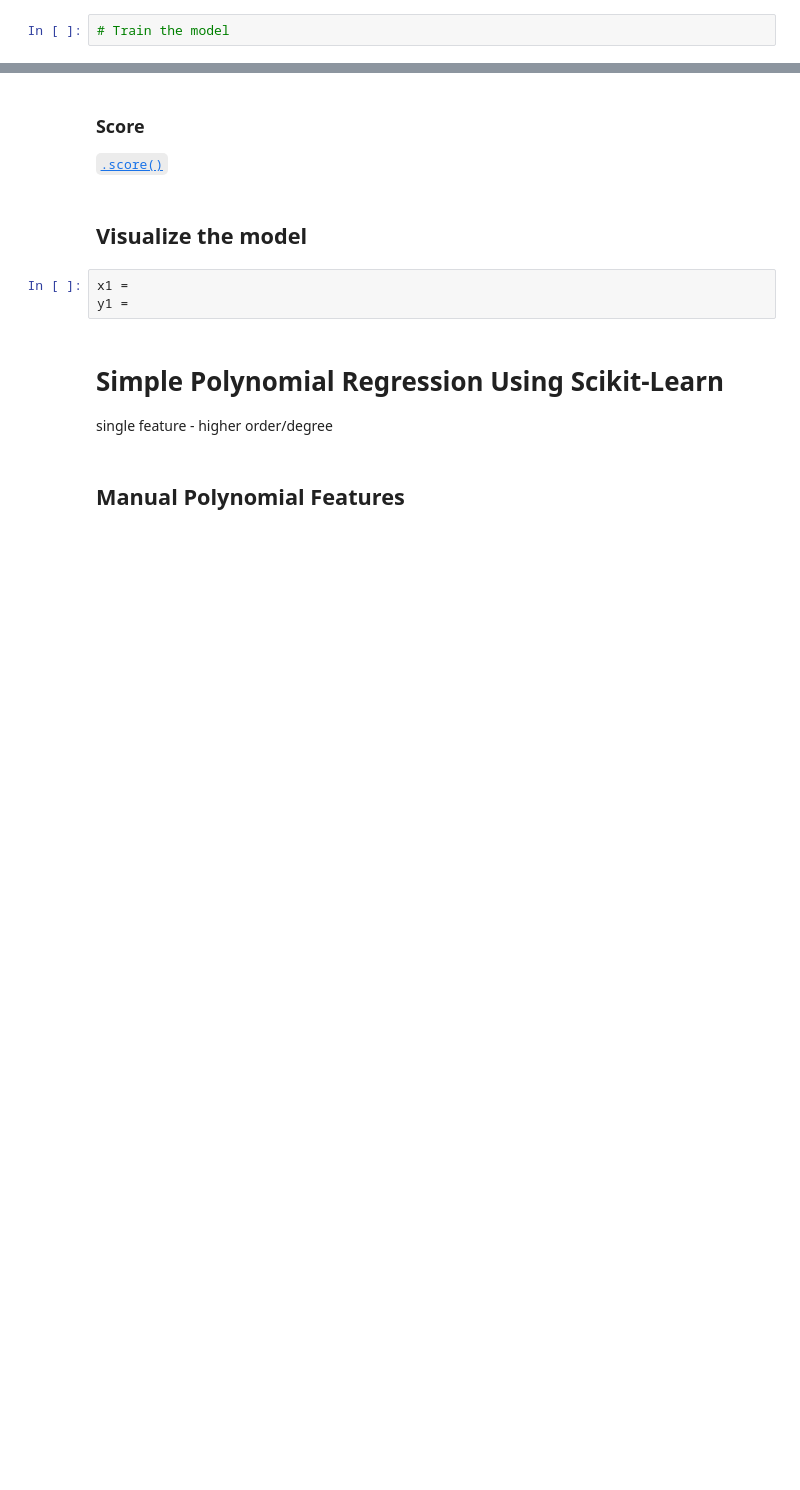
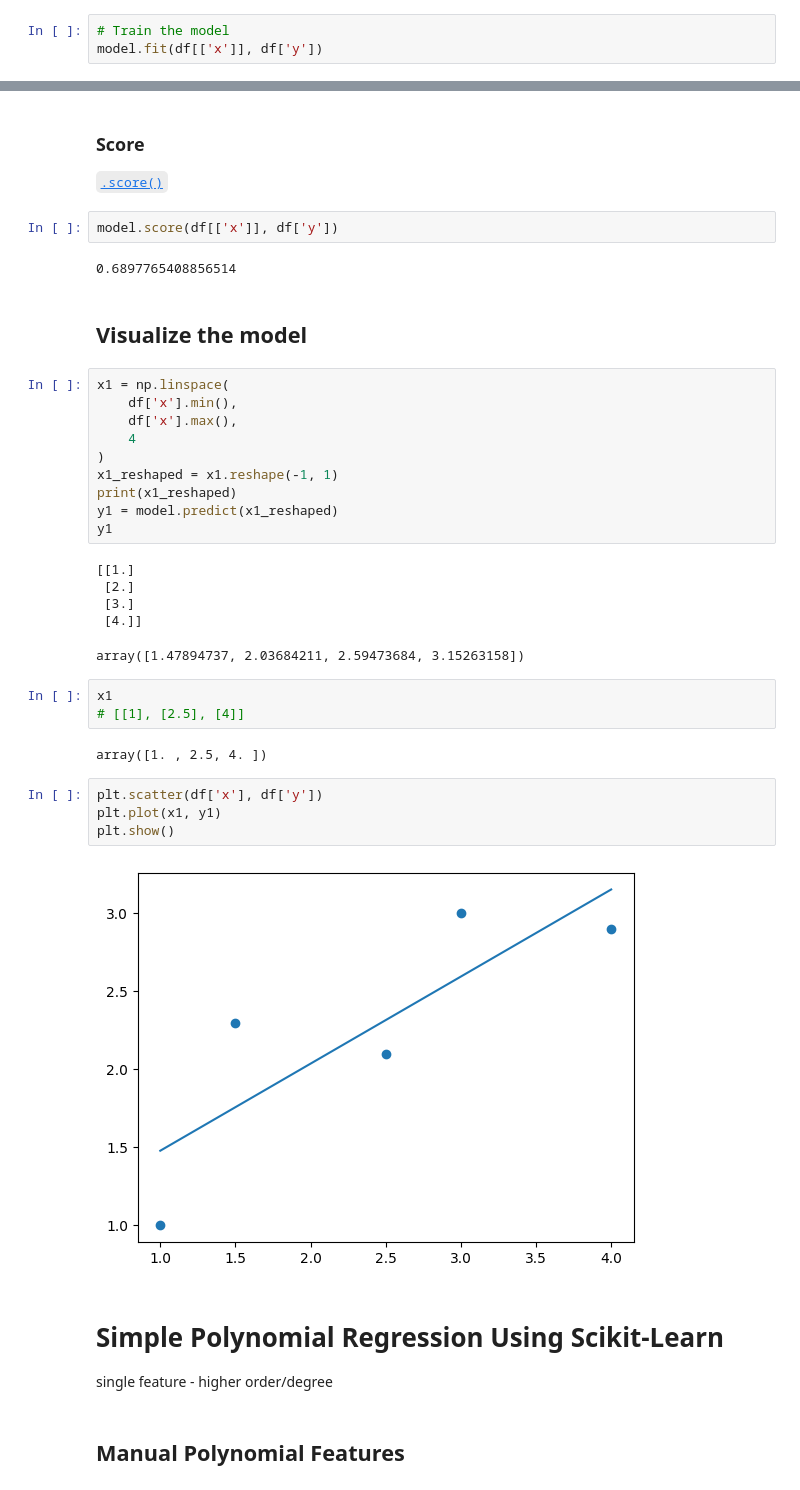
Before and after one commit to IT4063c-Spring23/In-class-sandbox, a Jupyter notebook: modules/Regression/sandbox.ipynb, the cells around one changed output, grey strips where cells are left out. Cells and saved outputs as stored; diff of their text form; blank space fills up the shorter version.

```diff
--- a/modules/Regression/sandbox.ipynb
+++ b/modules/Regression/sandbox.ipynb
@@ -277,2 +311,3 @@ model = LinearRegression()
 # %%
 # Train the model
+model.fit(df[['x']], df['y'])
@@ -288,11 +341,39 @@ model = LinearRegression()
 # %% [markdown]
 ### Score
 [`.score()`](https://scikit-learn.org/stable/modules/generated/sklearn.linear_model.LinearRegression.html#sklearn.linear_model.LinearRegression.score)
+# %%
+model.score(df[['x']], df['y'])
+# %% [output]
+0.6897765408856514
 # %% [markdown]
 ## Visualize the model
-# %%
-x1 =
-y1 =
+# %%
+x1 = np.linspace(
+    df['x'].min(),
+    df['x'].max(),
+    4
+)
+x1_reshaped = x1.reshape(-1, 1)
+print(x1_reshaped)
+y1 = model.predict(x1_reshaped)
+y1
+# %% [output]
+[[1.]
+ [2.]
+ [3.]
+ [4.]]
+array([1.47894737, 2.03684211, 2.59473684, 3.15263158])
+# %%
+x1
+# [[1], [2.5], [4]]
+# %% [output]
+array([1. , 2.5, 4. ])
+# %%
+plt.scatter(df['x'], df['y'])
+plt.plot(x1, y1)
+plt.show()
+# %% [output]
+[figure, added]
 # %% [markdown]
 # Simple Polynomial Regression Using Scikit-Learn
 single feature - higher order/degree
```
Also changed, not shown: parts of 16 cells of this notebook.
